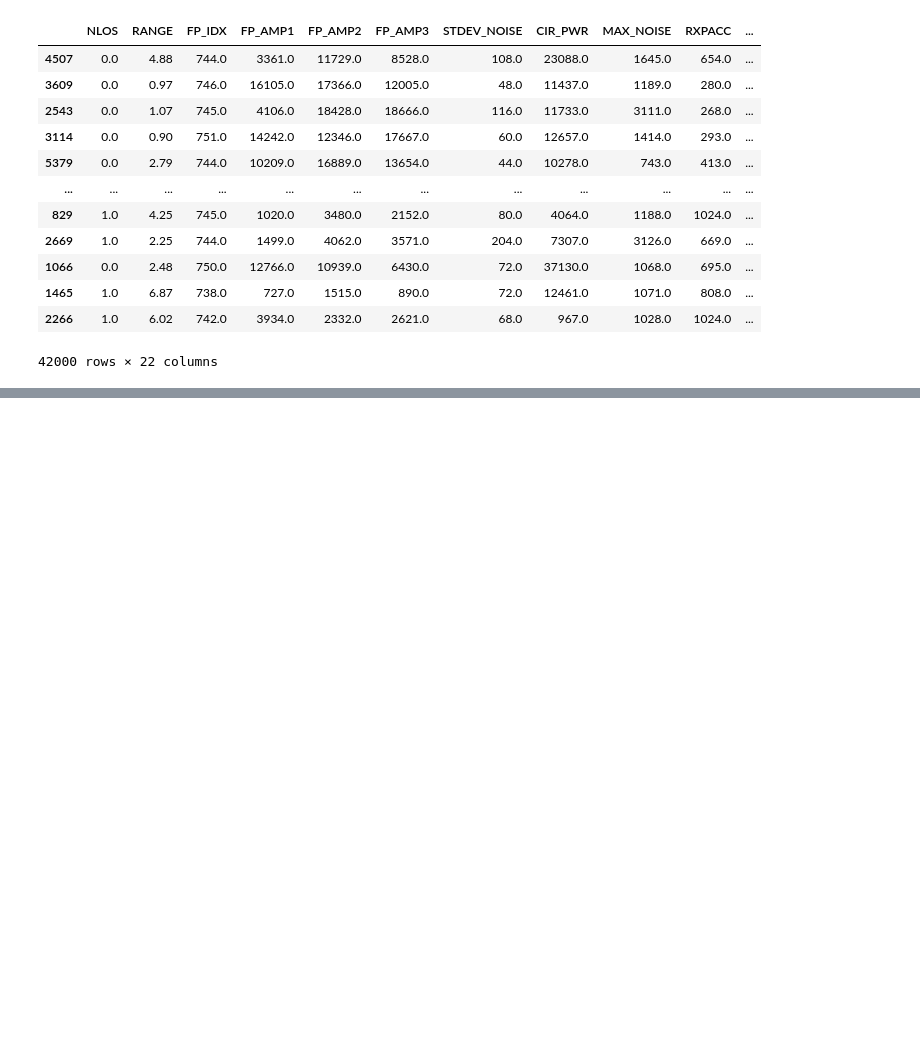
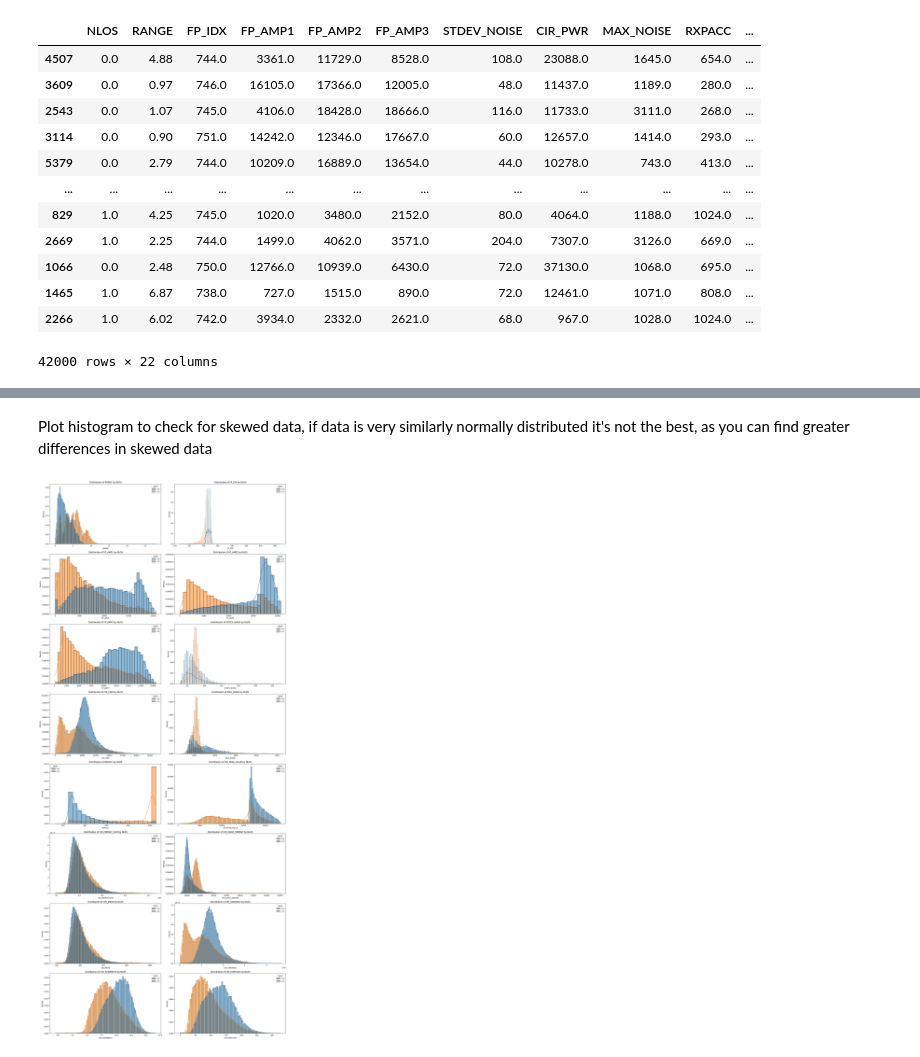
Before and after one commit to ptrpfa/UWB-LOS-NLOS-Classification, a Jupyter notebook: preprocessing2.ipynb, the cells around one changed output, grey strips where cells are left out. Cells and saved outputs as stored; diff of their text form; code cells hidden in the pictures; blank space fills up the shorter version.

Commit message:
data plot on histogram to identify skewed data

```diff
--- a/preprocessing2.ipynb
+++ b/preprocessing2.ipynb
@@ -327,0 +293,24 @@ No artists with labels found to put in legend.  Note that artists whose label st
+# %% [markdown]
+Plot histogram to check for skewed data, if data is very similarly normally distributed it's not the best, as you can find greater differences in skewed data
+# %%
+import matplotlib.pyplot as plt
+import seaborn as sns
+
+# Create a DataFrame with selected columns from df_combined
+features = ['RANGE', 'FP_IDX', 'FP_AMP1', 'FP_AMP2', 'FP_AMP3',
+            'STDEV_NOISE','CIR_PWR','MAX_NOISE','RXPACC',
+            'CIR_PEAK_VALUE','CIR_ENERGY_SUM','CIR_EARLY_ENERGY',
+            'CIR_MEAN','CIR_VARIANCE','CIR_SKEWNESS','CIR_KURTOSIS']
+
+# Plot numerical features with respect to the target variable
+plt.figure(figsize=(20, 50))
+for i, feature in enumerate(features, start=1):
+    plt.subplot(len(features)//2 + 1, 2, i)
+    sns.histplot(data=no_cir_df, x=feature, hue='NLOS', kde=True, stat='density', common_norm=False)
+    plt.title(f'Distribution of {feature} by NLOS')
+    plt.xlabel(feature)
+    plt.ylabel('Density')
+plt.tight_layout()
+plt.show()
+# %% [output]
+[figure, added]
```
Also changed, not shown: parts of 1 cell of this notebook.
